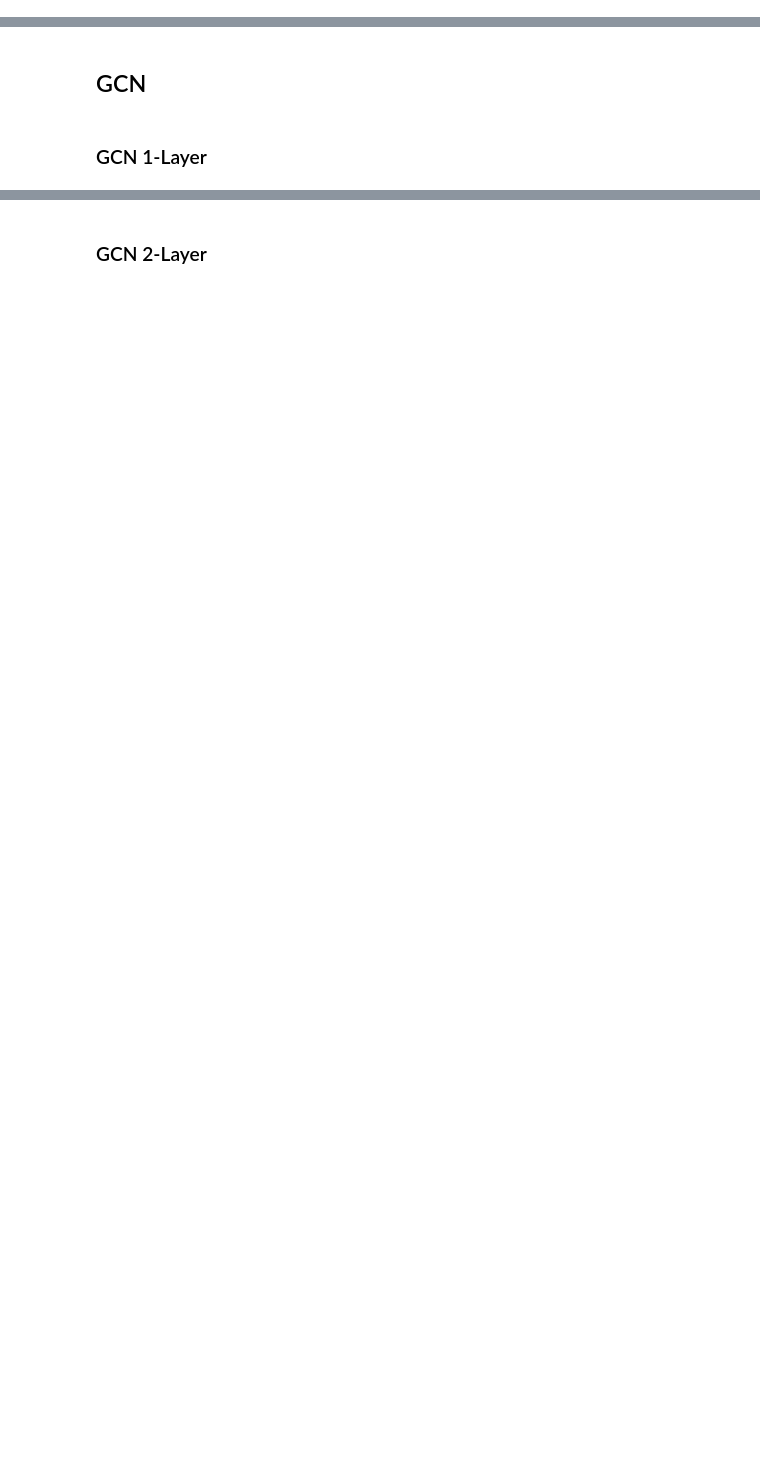
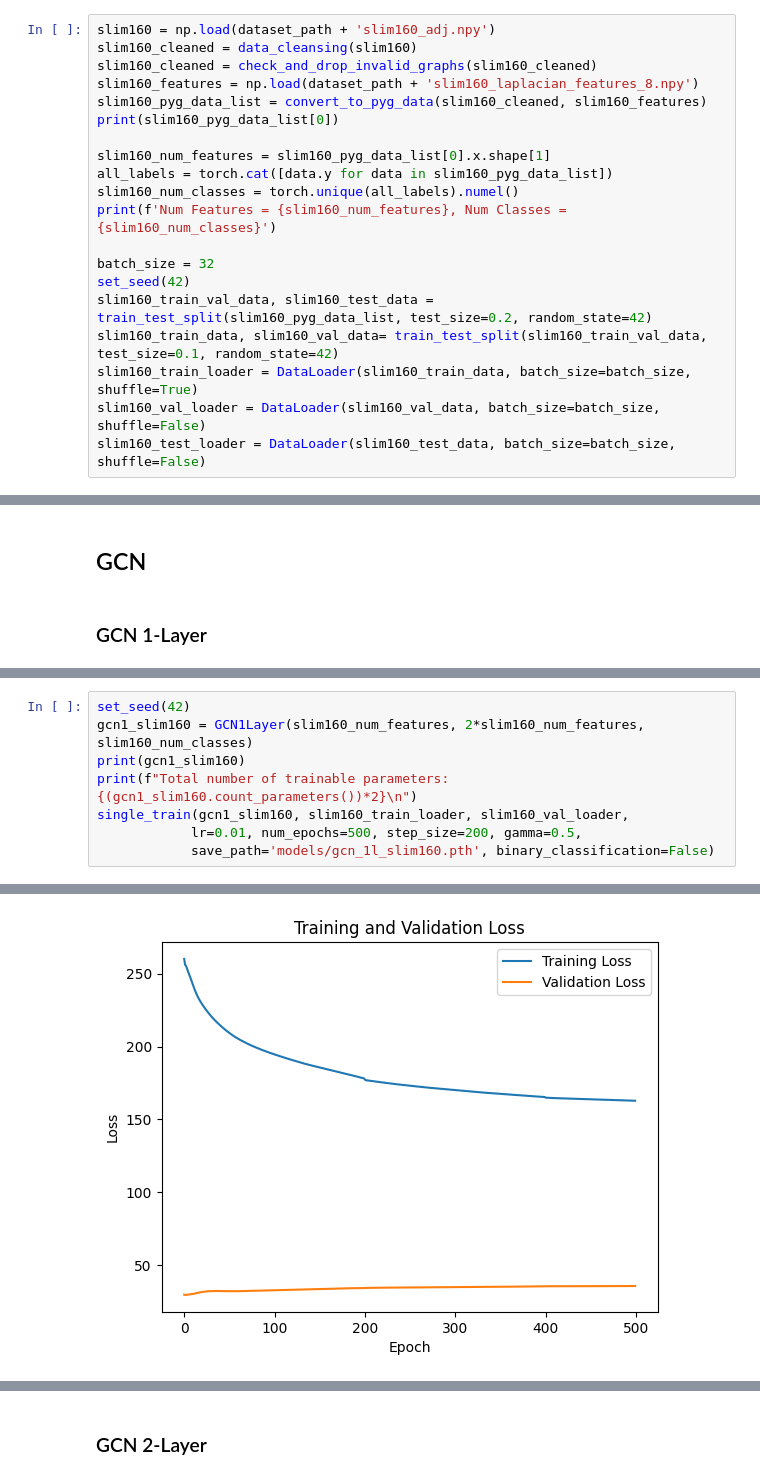
Before and after one commit to GitaAyu06/reservoir-gnn, a Jupyter notebook: reservoir-gcn_graph_classifications.ipynb, the cells around one changed output, grey strips where cells are left out. Cells and saved outputs as stored; diff of their text form; blank space fills up the shorter version.

```diff
--- a/reservoir-gcn_graph_classifications.ipynb
+++ b/reservoir-gcn_graph_classifications.ipynb
@@ -75,0 +197,20 @@ Num Features = 7, Num Classes = 2
+# %%
+slim160 = np.load(dataset_path + 'slim160_adj.npy')
+slim160_cleaned = data_cleansing(slim160)
+slim160_cleaned = check_and_drop_invalid_graphs(slim160_cleaned)
+slim160_features = np.load(dataset_path + 'slim160_laplacian_features_8.npy')
+slim160_pyg_data_list = convert_to_pyg_data(slim160_cleaned, slim160_features)
+print(slim160_pyg_data_list[0])
+
+slim160_num_features = slim160_pyg_data_list[0].x.shape[1]
+all_labels = torch.cat([data.y for data in slim160_pyg_data_list])
+slim160_num_classes = torch.unique(all_labels).numel()
+print(f'Num Features = {slim160_num_features}, Num Classes = {slim160_num_classes}')
+
+batch_size = 32
+set_seed(42)
+slim160_train_val_data, slim160_test_data = train_test_split(slim160_pyg_data_list, test_size=0.2, random_state=42)
+slim160_train_data, slim160_val_data= train_test_split(slim160_train_val_data, test_size=0.1, random_state=42)
+slim160_train_loader = DataLoader(slim160_train_data, batch_size=batch_size, shuffle=True)
+slim160_val_loader = DataLoader(slim160_val_data, batch_size=batch_size, shuffle=False)
+slim160_test_loader = DataLoader(slim160_test_data, batch_size=batch_size, shuffle=False)
@@ -817,0 +1110,9 @@ Average Specificity: 0.7500
+# %%
+set_seed(42)
+gcn1_slim160 = GCN1Layer(slim160_num_features, 2*slim160_num_features, slim160_num_classes)
+print(gcn1_slim160)
+print(f"Total number of trainable parameters: {(gcn1_slim160.count_parameters())*2}\n")
+single_train(gcn1_slim160, slim160_train_loader, slim160_val_loader,
+            lr=0.01, num_epochs=500, step_size=200, gamma=0.5,
+            save_path='models/gcn_1l_slim160.pth', binary_classification=False)
+# %% [output]
@@ -817,0 +1136 @@ Average Specificity: 0.7500
+[figure, added]
```
Also changed, not shown: parts of 62 cells of this notebook, 25 other files.
